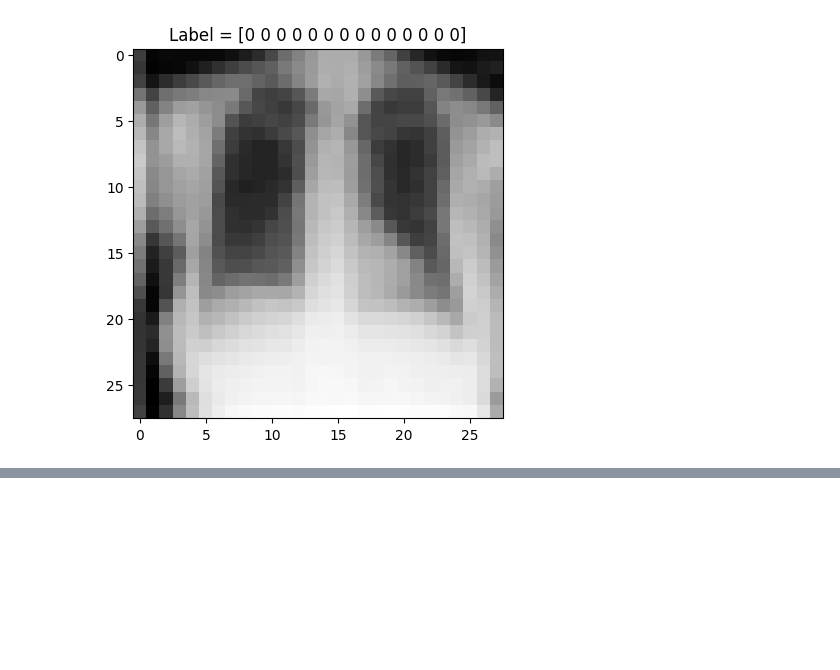
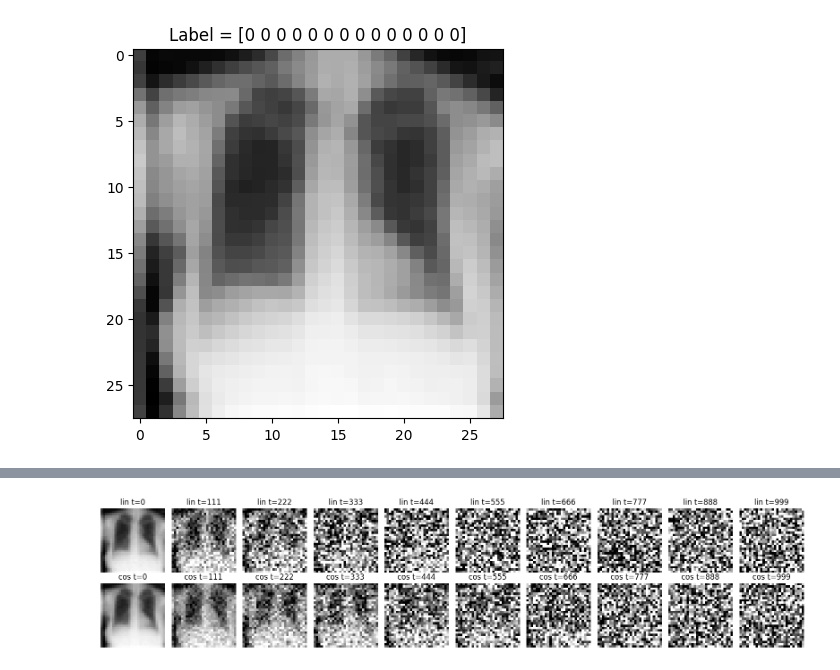
Before and after one commit to tomboulier/diffusion_models_tuto, a Jupyter notebook: notebooks/tuto_with_chatGPT.ipynb, the cells around one changed output, grey strips where cells are left out. Saved outputs shown, nothing was run; the diff lists cells and outputs as text; code cells hidden in the pictures; blank space fills up the shorter version.

```diff
--- a/notebooks/tuto_with_chatGPT.ipynb
+++ b/notebooks/tuto_with_chatGPT.ipynb
@@ -38,0 +92,82 @@ plt.show()
+# %%
+import numpy as np
+import matplotlib.pyplot as plt
+
+# Plannings: renvoient directement \bar{alpha}_t (alpha_cumprod)
+def linear_alpha_cumprod(T=1000, beta_start=1e-4, beta_end=2e-2):
+    """
+    Calcule le produit cumulatif des alpha_t pour un planning linéaire.
+    """
+    betas = np.linspace(beta_start, beta_end, T, dtype=np.float32)
+    alphas = 1.0 - betas
+    alpha_bar = np.cumprod(alphas)
+    return alpha_bar
+
+def cosine_alpha_cumprod(T=1000, s=0.008):
+    """
+    Calcule le produit cumulatif des alpha_t pour un planning cosinus.
+    """
+    t = np.linspace(0, 1, T+1, dtype=np.float32)
+    f = np.cos(((t + s) / (1 + s)) * np.pi / 2) ** 2
+    alpha_bar = f[1:] / f[0]    # normalize so alpha_bar[0] ~ 1
+    return alpha_bar
+
+# Bruitage direct
+def q_sample_single(x0_float_neg1_1, t, alpha_bar):
+    """
+    Échantillonne une image bruitée à partir de l'image originale et des paramètres de bruit,
+    suivant la fonction de bruitage $q(x_{t-1} | x_t)$.
+
+    Parameters
+    ----------
+    x0_float_neg1_1 : array
+        L'image originale normalisée entre -1 et 1.
+    t : int
+        L'étape de bruitage.
+    alpha_bar : array
+        Le produit cumulatif des alpha_t (défini précédemment par les fonctions de planification).
+
+    Returns
+    -------
+    array
+        L'image bruitée.
+    """
+    eps = np.random.randn(*x0_float_neg1_1.shape).astype(np.float32)
+    return (alpha_bar[t] ** 0.5) * x0_float_neg1_1 + ((1.0 - alpha_bar[t]) ** 0.5) * eps
+
+# Préparation de l'image
+# img_np est l'image originale sous forme de tableau numpy, définie dans une cellule au-dessus.
+# Son type est un tableau de dimension (28, 28) et de type uint8 -> on normalise en [-1, 1]
+x0 = img_np.astype(np.float32) / 127.5 - 1.0
+
+# Paramètres de bruitage
+T = 1000 # Nombre total d'étapes de bruitage
+n_cols = 10 # Nombre de colonnes à afficher
+ts = np.linspace(0, T-1, n_cols, dtype=int) # Étapes de bruitage à afficher
+
+alpha_bar_lin = linear_alpha_cumprod(T) # Produit cumulatif des alpha_t (planning linéaire)
+alpha_bar_cos = cosine_alpha_cumprod(T) # Produit cumulatif des alpha_t (planning cosinus)
+
+# Génération des images bruitées
+row_lin = [q_sample_single(x0, t, alpha_bar_lin) for t in ts]
+row_cos = [q_sample_single(x0, t, alpha_bar_cos) for t in ts]
+
+# Affichage des résultats
+plt.figure(figsize=(1.6*n_cols, 3.6))
+
+for i, xt in enumerate(row_lin):
+    plt.subplot(2, n_cols, i+1)
+    plt.imshow(((xt + 1.0) * 127.5).clip(0, 255).astype(np.uint8), cmap="gray")
+    plt.title(f"lin t={ts[i]}")
+    plt.axis("off")
+
+for i, xt in enumerate(row_cos):
+    plt.subplot(2, n_cols, n_cols + i + 1)
+    plt.imshow(((xt + 1.0) * 127.5).clip(0, 255).astype(np.uint8), cmap="gray")
+    plt.title(f"cos t={ts[i]}")
+    plt.axis("off")
+
+plt.tight_layout()
+plt.show()
+# %% [output]
+[figure, added]
```
Also changed, not shown: parts of 3 cells of this notebook.
